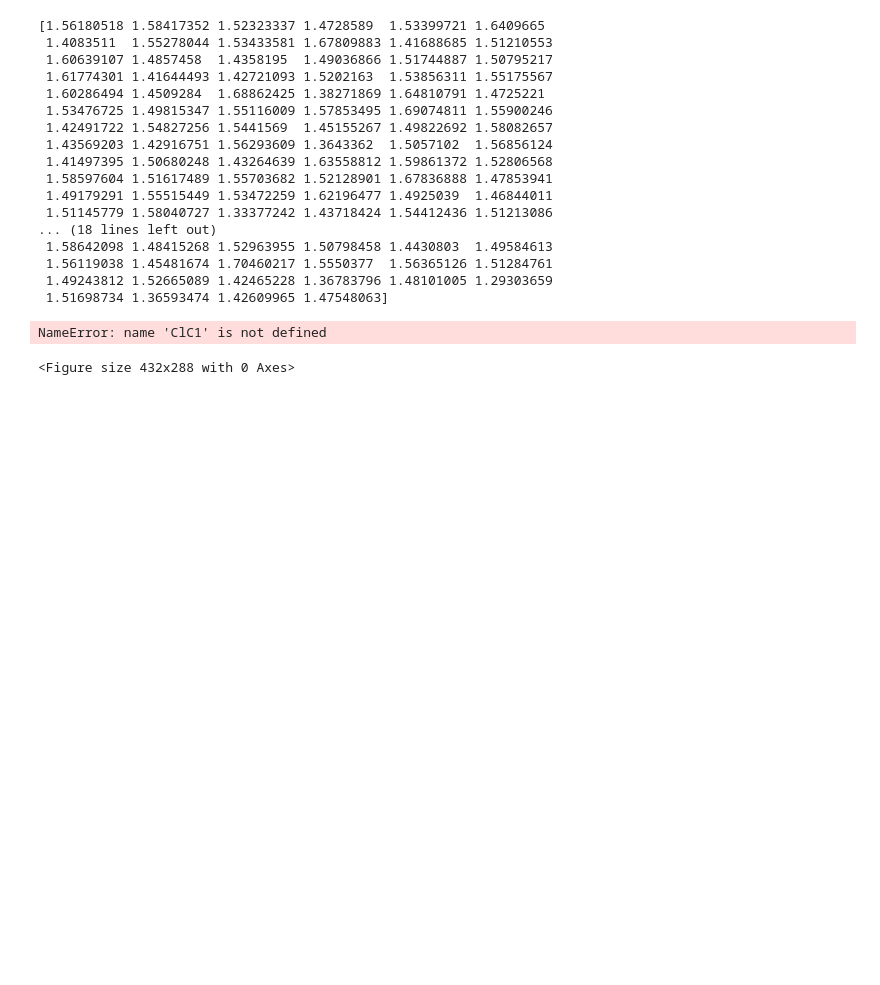
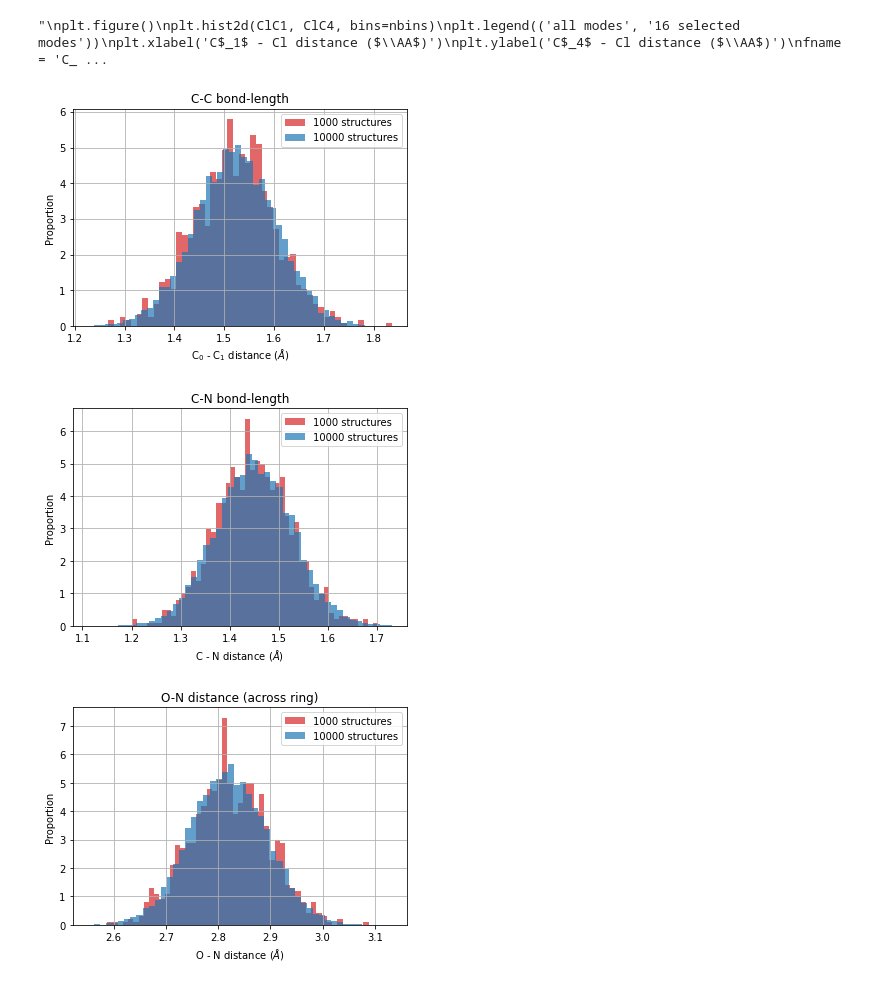
Before and after one commit to tnorthey/molecule, a Jupyter notebook: notebooks/bond_distances_histograms.ipynb, the cells around one changed output. Saved outputs shown, nothing was run; the diff lists cells and outputs as text; code cells hidden in the pictures; blank space fills up the shorter version.

```diff
--- a/notebooks/bond_distances_histograms.ipynb
+++ b/notebooks/bond_distances_histograms.ipynb
@@ -1,56 +1,78 @@
 # %%
 import numpy as np
 import matplotlib.pyplot as plt
 
-f = np.load('../distances.npy')
+f100 = np.load('../distances_100.npy')
+f1000 = np.load('../distances_1000.npy')
+f10000 = np.load('../distances_10000.npy')
+
 #print(f)
-C0C1 = f[0, 1, :]
-print(c0c1)
+c0c1 = f100[0, 1, :]
+c0c1_ = f1000[0, 1, :]
+c0c1__ = f10000[0, 1, :]
+cn_ = f1000[3, 6, :]
+cn__ = f10000[3, 6, :]
+on_ = f1000[3, 12, :]
+on__ = f10000[3, 12, :]
 
 nbins = 50
 alpha = 0.7
 
 plt.figure()
-plt.hist(ClC1, bins=nbins, density=True, color='C3', alpha=alpha)
-plt.hist(ClC1__, bins=nbins, density=True, color='C0', alpha=alpha)
+#plt.hist(c0c1, bins=nbins, density=True, color='C3', alpha=alpha)
+plt.hist(c0c1_, bins=nbins, density=True, color='C3', alpha=alpha)
+plt.hist(c0c1__, bins=nbins, density=True, color='C0', alpha=alpha)
 plt.grid(True)
-plt.legend(('all modes', '16 selected modes'))
-plt.xlabel('C$_1$ - Cl distance ($\AA$)')
+plt.legend(('1000 structures', '10000 structures'))
+plt.xlabel('C$_0$ - C$_1$ distance ($\AA$)')
 plt.ylabel('Proportion')
-plt.title('C-Cl bond-length')
-fname = 'C_Cl_bond_length_hist.png'
+plt.title('C-C bond-length')
+fname = 'C_C_bond_length_hist.png'
+plt.savefig(fname, dpi=300, facecolor='w', edgecolor='w',
+            orientation='portrait', format=None, transparent=False,
+            bbox_inches='tight', pad_inches=0.1, metadata=None)
+
+plt.figure()
+#plt.hist(c0c1, bins=nbins, density=True, color='C3', alpha=alpha)
+plt.hist(cn_, bins=nbins, density=True, color='C3', alpha=alpha)
+plt.hist(cn__, bins=nbins, density=True, color='C0', alpha=alpha)
+plt.grid(True)
+plt.legend(('1000 structures', '10000 structures'))
+plt.xlabel('C - N distance ($\AA$)')
+plt.ylabel('Proportion')
+plt.title('C-N bond-length')
+fname = 'C_N_bond_length_hist.png'
+plt.savefig(fname, dpi=300, facecolor='w', edgecolor='w',
+            orientation='portrait', format=None, transparent=False,
+            bbox_inches='tight', pad_inches=0.1, metadata=None)
+
+plt.figure()
+#plt.hist(c0c1, bins=nbins, density=True, color='C3', alpha=alpha)
+plt.hist(on_, bins=nbins, density=True, color='C3', alpha=alpha)
+plt.hist(on__, bins=nbins, density=True, color='C0', alpha=alpha)
+plt.grid(True)
+plt.legend(('1000 structures', '10000 structures'))
+plt.xlabel('O - N distance ($\AA$)')
+plt.ylabel('Proportion')
+plt.title('O-N distance (across ring)')
+fname = 'O_N_bond_length_hist.png'
 plt.savefig(fname, dpi=300, facecolor='w', edgecolor='w',
             orientation='portrait', format=None, transparent=False,
             bbox_inches='tight', pad_inches=0.1, metadata=None)
 
 """
 plt.figure()
 plt.hist2d(ClC1, ClC4, bins=nbins)
 plt.legend(('all modes', '16 selected modes'))
 plt.xlabel('C$_1$ - Cl distance ($\AA$)')
 plt.ylabel('C$_4$ - Cl distance ($\AA$)')
 fname = 'C_Cl_distances_hist2d.png'
 plt.savefig(fname, dpi=300, facecolor='w', edgecolor='w',
             orientation='portrait', format=None, transparent=False,
             bbox_inches='tight', pad_inches=0.1, metadata=None)
 """
 # %% [output]
-[1.56180518 1.58417352 1.52323337 1.4728589  1.53399721 1.6409665
- 1.4083511  1.55278044 1.53433581 1.67809883 1.41688685 1.51210553
- 1.60639107 1.4857458  1.4358195  1.49036866 1.51744887 1.50795217
- 1.61774301 1.41644493 1.42721093 1.5202163  1.53856311 1.55175567
- 1.60286494 1.4509284  1.68862425 1.38271869 1.64810791 1.4725221
- 1.53476725 1.49815347 1.55116009 1.57853495 1.69074811 1.55900246
- 1.42491722 1.54827256 1.5441569  1.45155267 1.49822692 1.58082657
- 1.43569203 1.42916751 1.56293609 1.3643362  1.5057102  1.56856124
- 1.41497395 1.50680248 1.43264639 1.63558812 1.59861372 1.52806568
- 1.58597604 1.51617489 1.55703682 1.52128901 1.67836888 1.47853941
- 1.49179291 1.55515449 1.53472259 1.62196477 1.4925039  1.46844011
- 1.51145779 1.58040727 1.33377242 1.43718424 1.54412436 1.51213086
-... (18 lines left out)
- 1.58642098 1.48415268 1.52963955 1.50798458 1.4430803  1.49584613
- 1.56119038 1.45481674 1.70460217 1.5550377  1.56365126 1.51284761
- 1.49243812 1.52665089 1.42465228 1.36783796 1.48101005 1.29303659
- 1.51698734 1.36593474 1.42609965 1.47548063]
+"\nplt.figure()\nplt.hist2d(ClC1, ClC4, bins=nbins)\nplt.legend(('all modes', '16 selected modes'))\nplt.xlabel('C$_1$ - Cl distance ($\\AA$)')\nplt.ylabel('C$_4$ - Cl distance ($\\AA$)')\nfname = 'C_ ...
-NameError: name 'ClC1' is not defined
-<Figure size 432x288 with 0 Axes>
+[figure, added]
+[figure, added]
+[figure, added]
```
Also changed, not shown: parts of 1 cell of this notebook, 6 other files.
